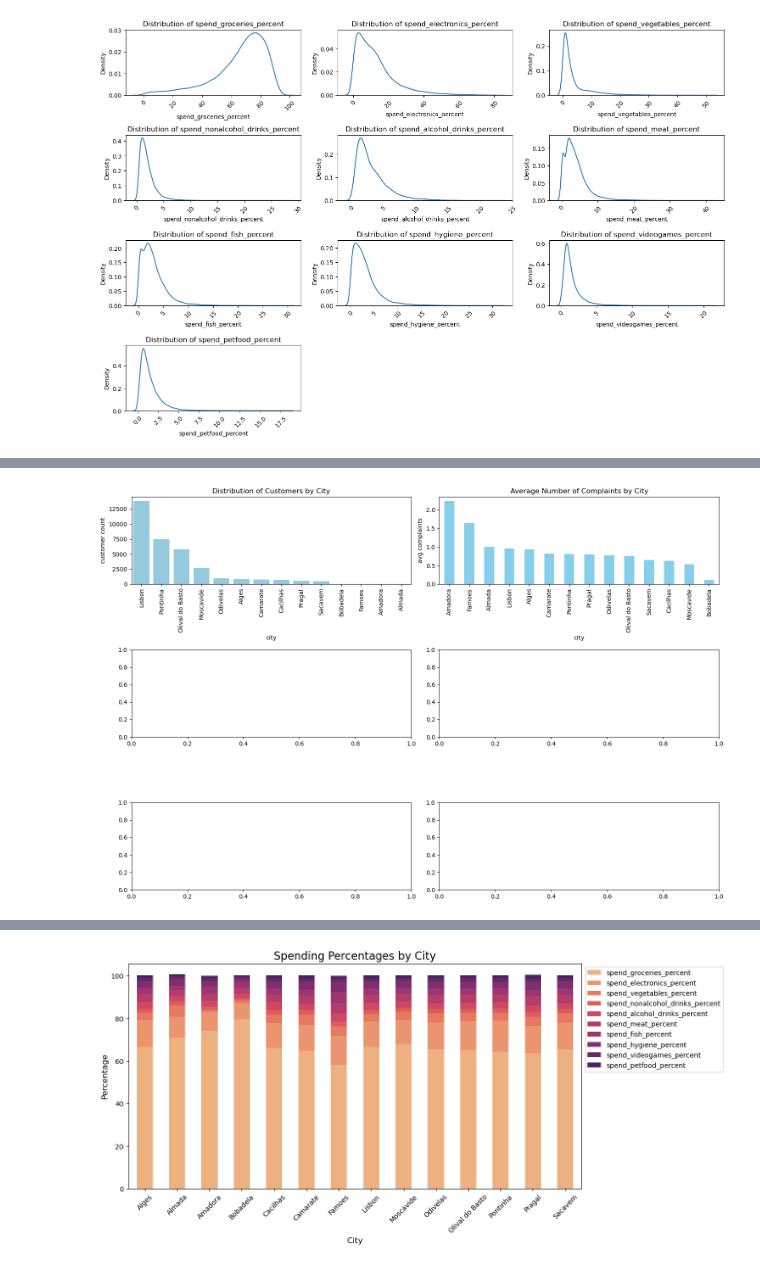
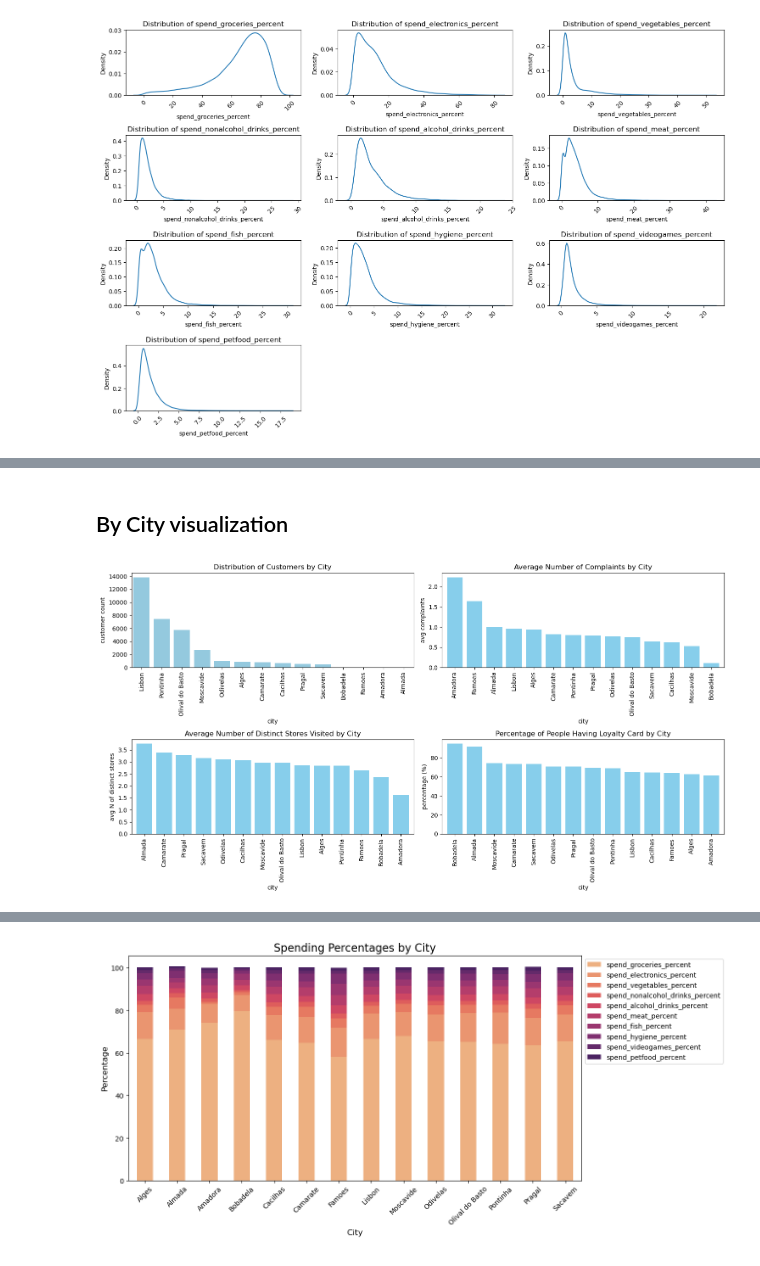
Before and after one commit to Yan-Sidoryk/Unsupervised-Customer-Segmentation, a Jupyter notebook: visualization.ipynb, the cells around one changed output, grey strips where cells are left out. Saved outputs shown, nothing was run; the diff lists cells and outputs as text; code cells hidden in the pictures.

Commit message:
finilized the info_df graphs

```diff
--- a/visualization.ipynb
+++ b/visualization.ipynb
@@ -239,29 +265,44 @@ plt.show()
+# %% [markdown]
+## By City visualization
 # %%
-fig, axes = plt.subplots(3, 2, figsize=(15, 10))  # Adjust figure size
+fig, axes = plt.subplots(2, 2, figsize=(15, 8))  # Adjust figure size
 axes = axes.flatten()  # Flatten the axes array for easy iteration
 
 # Plot each column in a subplot
 
 # Distribution of Customers by City
-sns.countplot(data=info_df, x='city', ax=axes[0], color='skyblue', order=info_df['city'].value_counts().index)
+sns.countplot(data=info_df, x='city', ax=axes[0], color='skyblue', order=info_df['city'].value_counts().index, width=0.8)
 axes[0].set_title('Distribution of Customers by City')
 axes[0].set_xlabel('city')
 axes[0].set_ylabel('customer count')
 axes[0].tick_params(axis='x', rotation=90)
 
 # Average Number of Complaints by City
-info_df.groupby('city')['number_complaints'].mean().sort_values(ascending=False).plot(kind='bar', ax=axes[1], color='skyblue')
+info_df.groupby('city')['number_complaints'].mean().sort_values(ascending=False).plot(kind='bar', ax=axes[1], color='skyblue', width=0.8)
 axes[1].set_title('Average Number of Complaints by City')
 axes[1].set_xlabel('city')
 axes[1].set_ylabel('avg complaints')
 axes[1].tick_params(axis='x', rotation=90)
 
+# 'Average Number of Distinct Stores Visited by City
+distinct_stores_by_city = info_df.groupby('city')['distinct_stores_visited'].mean().sort_values(ascending=False)
+distinct_stores_by_city.plot(kind='bar', ax=axes[2], color='skyblue', width=0.8)
+axes[2].set_title('Average Number of Distinct Stores Visited by City')
+axes[2].set_xlabel('city')
+axes[2].set_ylabel('avg N of distinct stores')
+axes[2].tick_params(axis='x', rotation=90)
 
-
+# Percentage of People Having Loyalty Card by City
+loyalty_percentage_by_city = info_df.groupby('city')['loyalty_card'].mean() * 100
+loyalty_percentage_by_city.sort_values(ascending=False).plot(kind='bar', ax=axes[3], color='skyblue', width=0.8)
+axes[3].set_title('Percentage of People Having Loyalty Card by City')
+axes[3].set_xlabel('city')
+axes[3].set_ylabel('percentage (%)')
+axes[3].tick_params(axis='x', rotation=90)
 
 
 # Adjust layout
 plt.tight_layout()
 plt.show()
 # %% [output]
-[figure, old version]
+[figure, new version]
```
Also changed, not shown: parts of 10 cells of this notebook.
